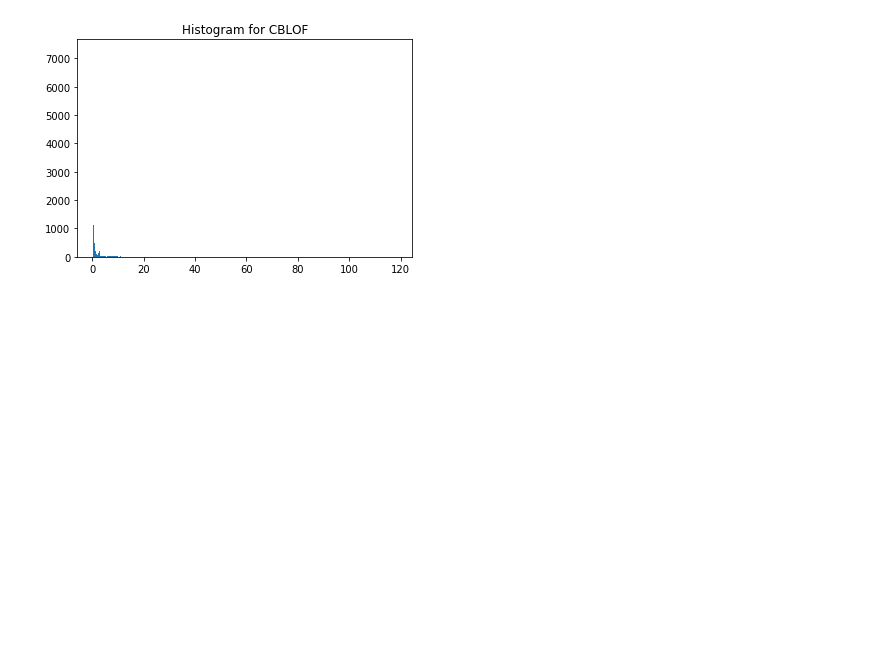
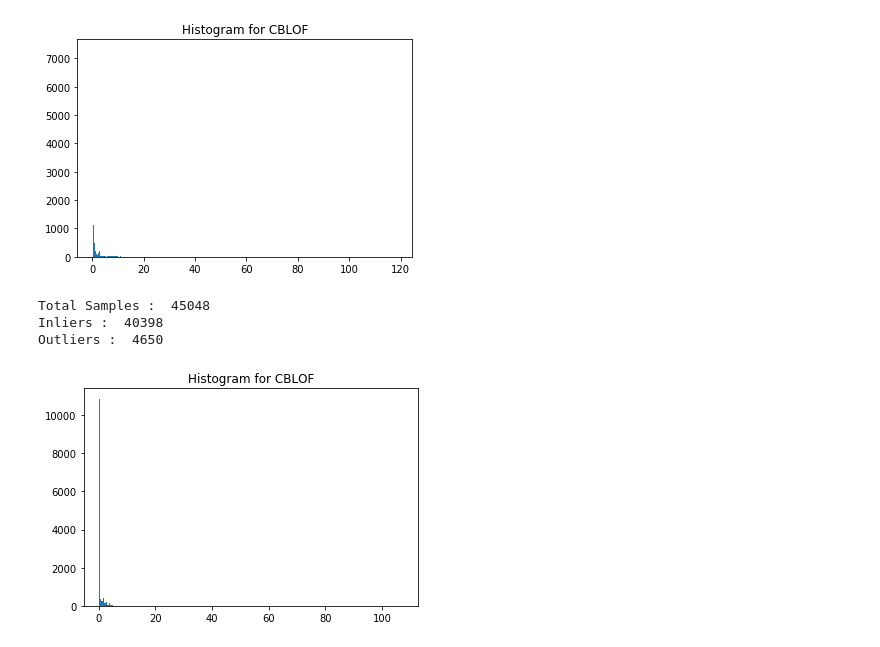
Before and after one commit to SaqlainHussainShah/PyOD, a Jupyter notebook: anomaly-detection-CBLOF.ipynb, the cells around one changed output. Drawn from its saved outputs; the diff is of its cells as text; code cells hidden in the pictures; blank space fills up the shorter version.

```diff
--- a/anomaly-detection-CBLOF.ipynb
+++ b/anomaly-detection-CBLOF.ipynb
@@ -421,3 +419,20 @@ plt.title("Histogram for CBLOF")
 plt.show()
 # %% [output]
 [figure]
+# %%
+clf_name = 'CBLOF'
+clf = CBLOF(contamination=0.09)
+clf.fit(X_train)
+
+
+
+import time
+t1 = time.time()
+from pyod.models.cblof import CBLOF
+clf = CBLOF()
+clf.fit(X_train)
+
+# get outlier scores
+y_train_scores = clf.decision_scores_  # raw outlier scores
+y_test_scores = clf.decision_function(X_test)  # outlier scores
+t2 = time.time()
@@ -423,0 +442,24 @@ plt.show()
+# %%
+# evaluate and print the results
+#print("\nOn Training Data:" + y_train_scores)
+#evaluate_print(y_train_scores)
+#print("\nOn Test Data:" + y_test_scores)
+#evaluate_print(clf_name, y_test,y_test_scores)
+print("Total Samples : ",len(y_test_pred))
+print( "Inliers : ",len(y_test_pred[y_test_pred == 0]))
+print( "Outliers : ",len(y_test_pred[y_test_pred == 1]))
+# %% [output]
+Total Samples :  45048
+Inliers :  40398
+Outliers :  4650
+# %%
+y_test_scores = clf.decision_function(X_test)
+y_test_scores = pd.Series(y_test_scores)
+# %%
+# Plot the histogram
+
+plt.hist(y_test_scores, bins='auto')
+plt.title("Histogram for CBLOF")
+plt.show()
+# %% [output]
+[figure, added]
```
Also changed, not shown: parts of 2 cells of this notebook.
